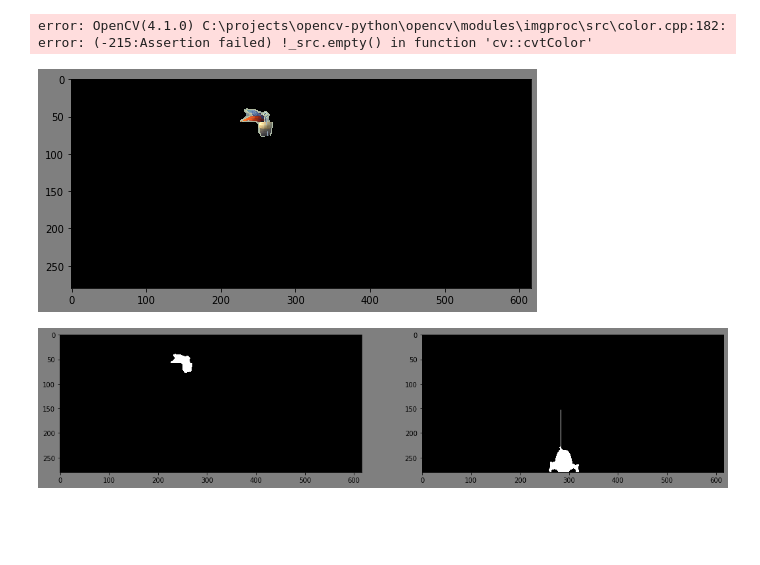
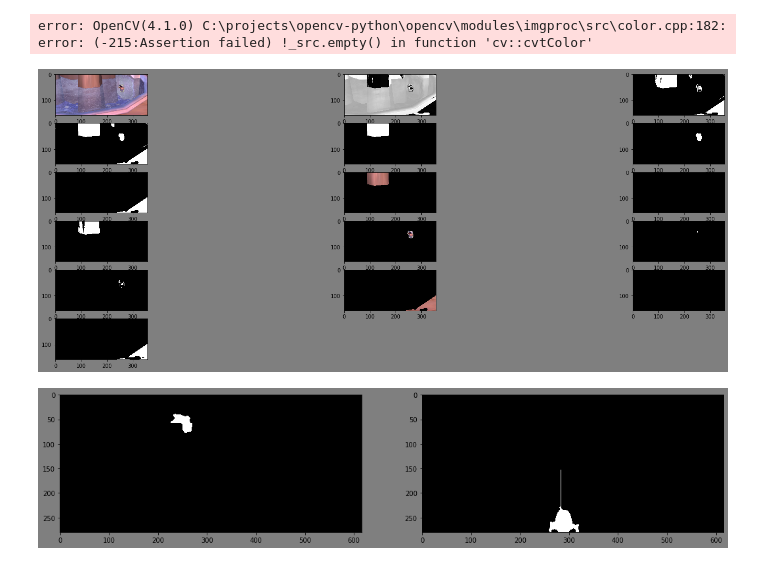
Before and after one commit to aash/pyfisher, a Jupyter notebook: x.ipynb, the cells around one changed output. Drawn from its saved outputs; the diff is of its cells as text; code cells hidden in the pictures; blank space fills up the shorter version.

```diff
--- a/x.ipynb
+++ b/x.ipynb
@@ -147,51 +147,53 @@ def dilate_erode(img, ds = 5):
 
 def get_hue(img):
     """ Gets hue component of RGB image """
-    hls = cv.cvtColor(img, cv.COLOR_BGR2HLS)
+    hls = cv.cvtColor(img, cv.COLOR_RGB2HLS)
     hue = hls[:,:,0]
     return hue
 # %%
 import cv2 as cv
 import numpy as np
+imgs = []
 img = cv.cvtColor(cv.imread('after.png'), cv.COLOR_RGB2BGR)
 hue = get_hue(img)
-r, mask = cv.threshold(hue, 0, 1, cv.THRESH_OTSU + cv.THRESH_BINARY)
+r, mask = cv.threshold(hue, 0, 1, cv.THRESH_OTSU + cv.THRESH_BINARY_INV)
 im = dilate_erode(mask)
 nb_components, output, stats, centroids = cv.connectedComponentsWithStats(im, connectivity=8)
 # for i, c in enumerate(centroids):
 #     if stats[i][cv.CC_STAT_AREA] > 40 and stats[i][cv.CC_STAT_AREA] < 4000:
 #         cv.circle(img, tuple(map(int, c)), radius=9, color=(255,0,), thickness=2)
 
 ccs = []
 for i in range(1, nb_components):
     if stats[i][cv2.CC_STAT_AREA] > 400:
         ccs.append((output==i).astype(np.uint8))
 
+imgs += [img, hue, mask, im] + ccs
+
 blue1 = (100, 0, 0)
 blue2 = (123, 255, 255)
 
 red1 = (1, 0, 0)
 red2 = (19, 255, 255)
 
 red_range = (120, 170)
 blue_range = (120, 170)
 
-imgs = []
-
 for i, m in enumerate(ccs):
     m1 = cv.bitwise_and(img, img, mask=m)
     hsv = cv.cvtColor(m1, cv.COLOR_RGB2HSV)
     m_blue = cv.inRange(hsv, blue1, blue2)
     m_red = cv.inRange(hsv, red1, red2)
     blue_cnt = np.count_nonzero(m_blue == 255)
     red_cnt = np.count_nonzero(m_red == 255)
+    imgs += [m1, m_blue, m_red]
     if blue_cnt > blue_range[0] and blue_cnt < blue_range[1] and \
         red_cnt > red_range[0] and red_cnt < red_range[1]:
         imgs.append(m1)
 
 plot_images(imgs)
 # %% [output]
-[figure, old version]
+[figure, new version]
 # %%
 import cv2
 import numpy as np
```
